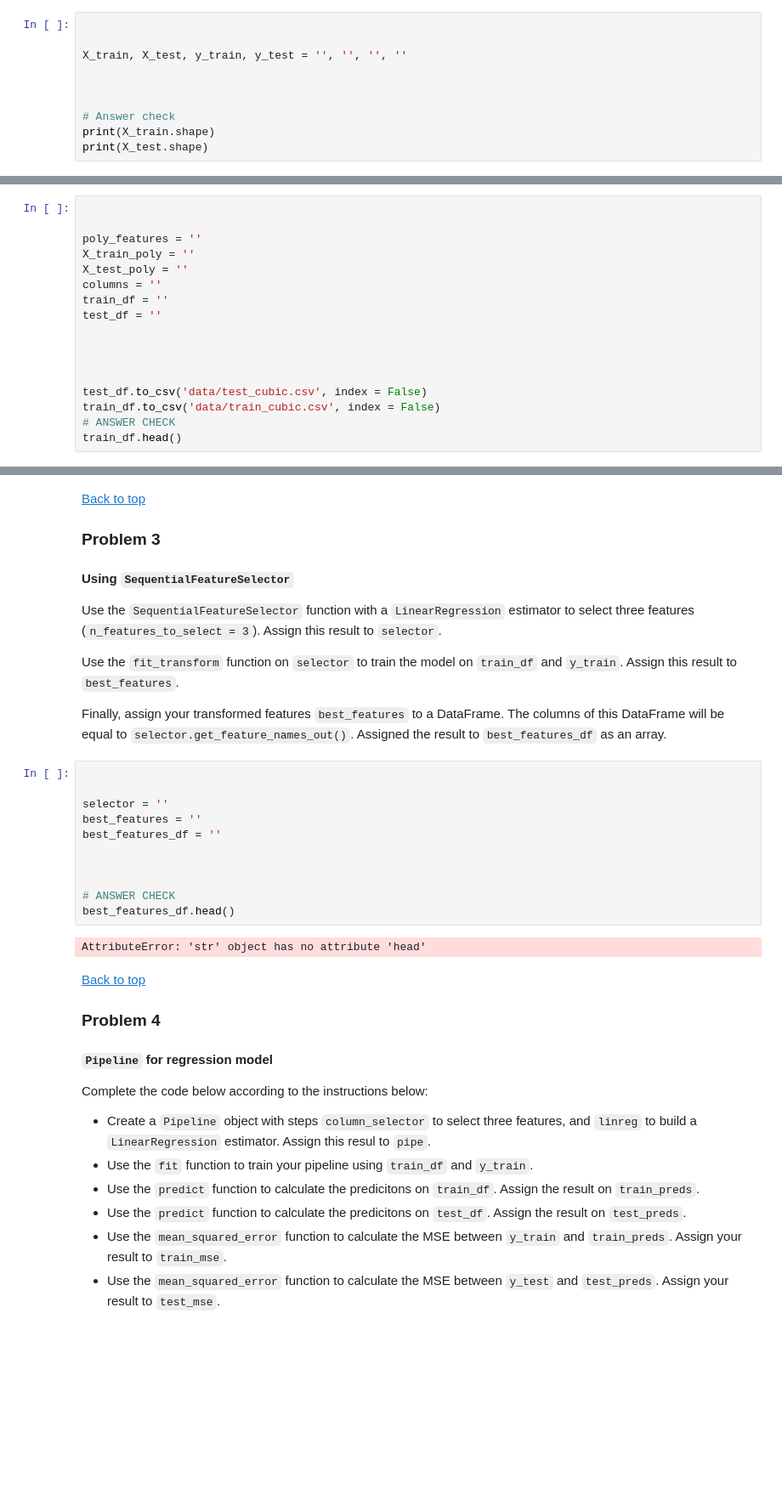
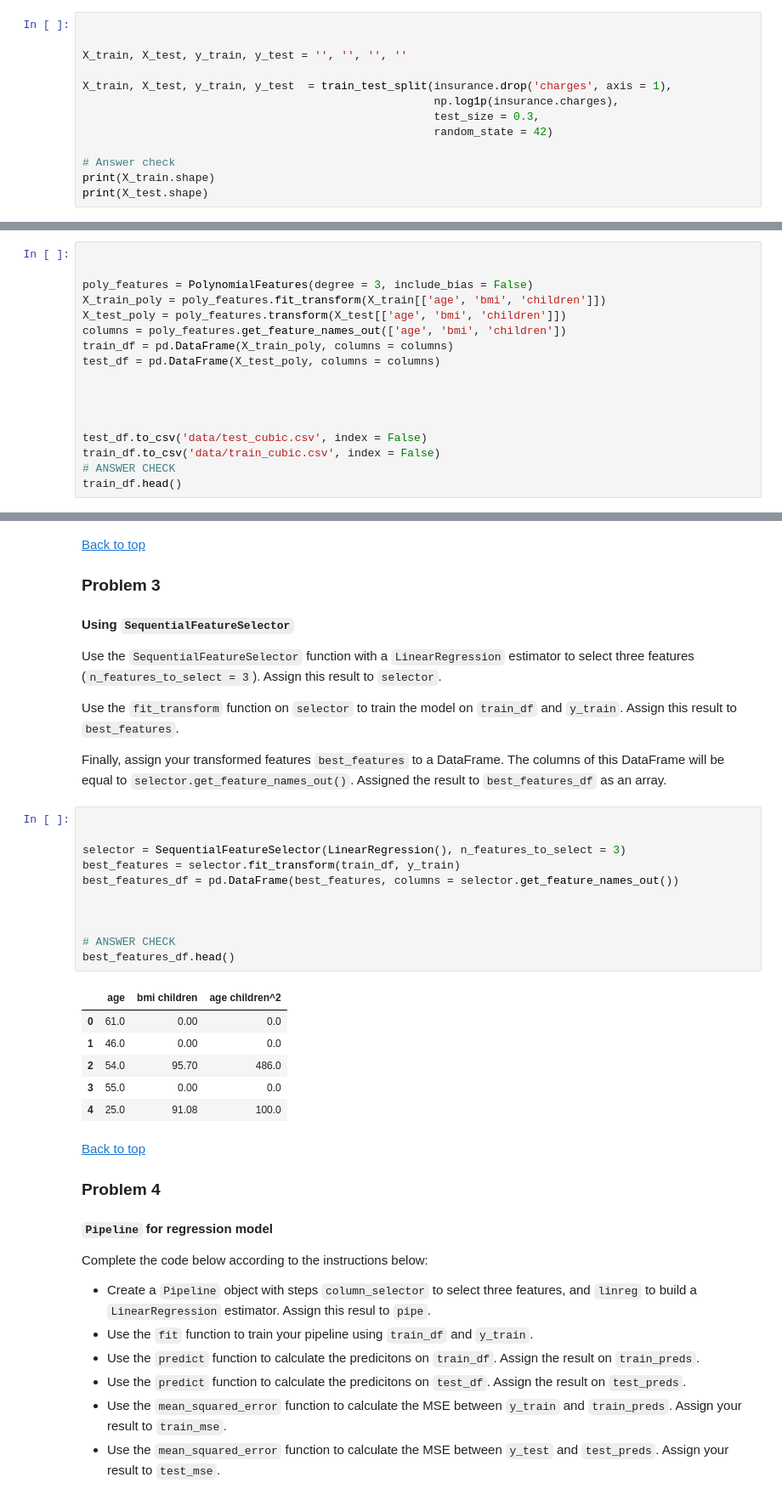
Before and after one commit to revathys/AIMLLearn, a Jupyter notebook: colab_activity9_1.ipynb, the cells around one changed output, grey strips where cells are left out. Shown: that part at 85% size. Cells and saved outputs as stored; diff of their text form; blank space fills up the shorter version.

```diff
--- a/colab_activity9_1.ipynb
+++ b/colab_activity9_1.ipynb
@@ -89,7 +89,10 @@ For the features, use all the column inside the `insurance` DataFrame except for
 
 X_train, X_test, y_train, y_test = '', '', '', ''
 
-
+X_train, X_test, y_train, y_test  = train_test_split(insurance.drop('charges', axis = 1),
+                                                     np.log1p(insurance.charges),
+                                                     test_size = 0.3,
+                                                     random_state = 42)
 
 # Answer check
 print(X_train.shape)
@@ -120,12 +123,12 @@ The DataFrame `train_df` should look like:
 # %%
 
 
-poly_features = ''
-X_train_poly = ''
-X_test_poly = ''
-columns = ''
-train_df = ''
-test_df = ''
+poly_features = PolynomialFeatures(degree = 3, include_bias = False)
+X_train_poly = poly_features.fit_transform(X_train[['age', 'bmi', 'children']])
+X_test_poly = poly_features.transform(X_test[['age', 'bmi', 'children']])
+columns = poly_features.get_feature_names_out(['age', 'bmi', 'children'])
+train_df = pd.DataFrame(X_train_poly, columns = columns)
+test_df = pd.DataFrame(X_test_poly, columns = columns)
 
 
 
@@ -173,16 +176,21 @@ Finally, assign your transformed features `best_features` to a DataFrame. The co
 # %%
 
 
-selector = ''
-best_features = ''
-best_features_df = ''
+selector = SequentialFeatureSelector(LinearRegression(), n_features_to_select = 3)
+best_features = selector.fit_transform(train_df, y_train)
+best_features_df = pd.DataFrame(best_features, columns = selector.get_feature_names_out())
 
 
 
 # ANSWER CHECK
 best_features_df.head()
 # %% [output]
-AttributeError: 'str' object has no attribute 'head'
+|  | age | bmi children | age children^2 |
+| 0 | 61.0 | 0.00 | 0.0 |
+| 1 | 46.0 | 0.00 | 0.0 |
+| 2 | 54.0 | 95.70 | 486.0 |
+| 3 | 55.0 | 0.00 | 0.0 |
+| 4 | 25.0 | 91.08 | 100.0 |
 # %% [markdown]
 [Back to top](#Index)
 
```
Also changed, not shown: parts of 4 cells of this notebook.
